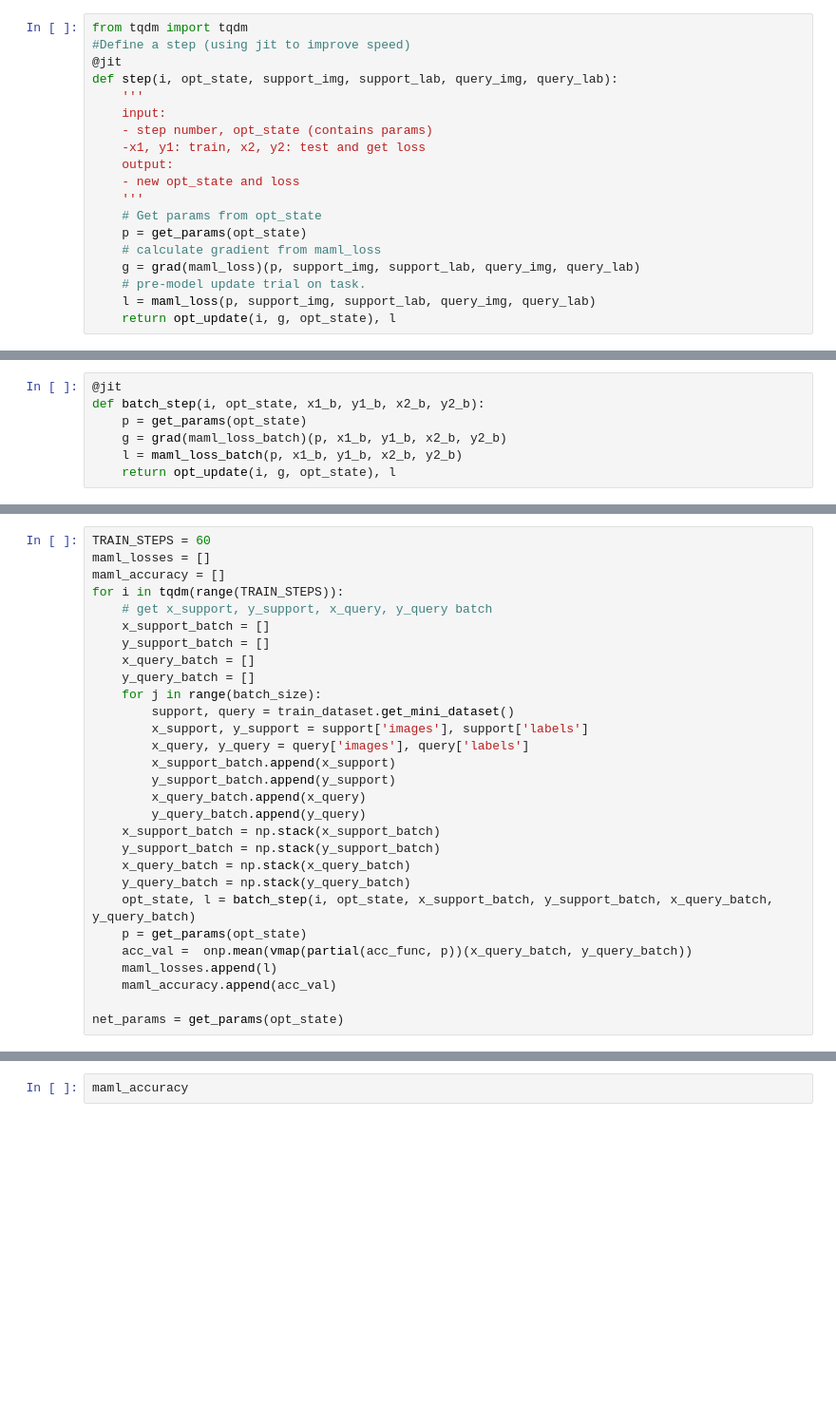
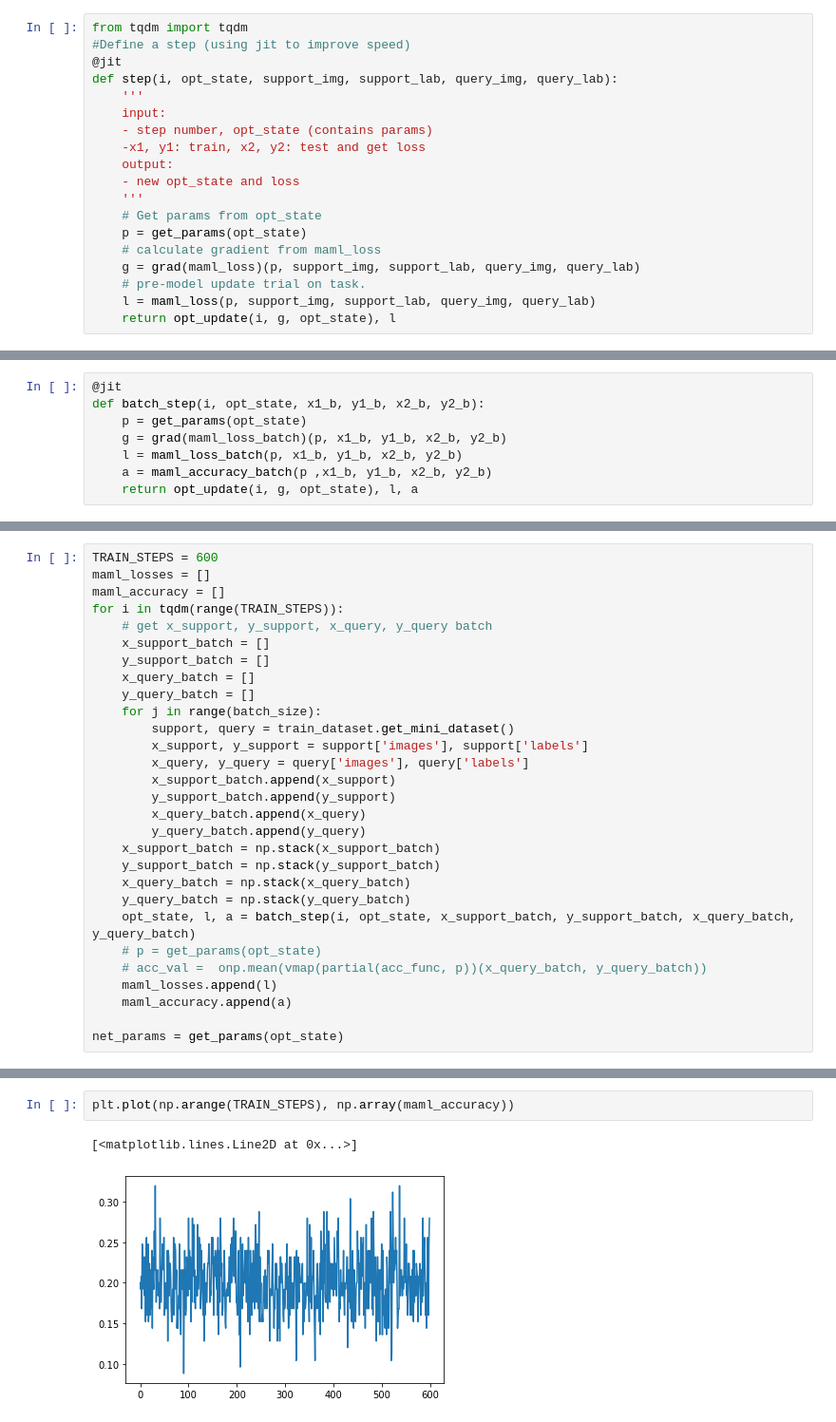
Before and after one commit to Dikshuy/jax-MAML, a Jupyter notebook: maml_omniglot.ipynb, the cells around one changed output, grey strips where cells are left out. Shown at 95% size. Drawn from its saved outputs; the diff is of its cells as text; blank space fills up the shorter version.

Commit message:
failed accuracy attempt

```diff
--- a/maml_omniglot.ipynb
+++ b/maml_omniglot.ipynb
@@ -227,6 +227,7 @@ def batch_step(i, opt_state, x1_b, y1_b, x2_b, y2_b):
     p = get_params(opt_state)
     g = grad(maml_loss_batch)(p, x1_b, y1_b, x2_b, y2_b)
     l = maml_loss_batch(p, x1_b, y1_b, x2_b, y2_b)
-    return opt_update(i, g, opt_state), l
+    a = maml_accuracy_batch(p ,x1_b, y1_b, x2_b, y2_b)
+    return opt_update(i, g, opt_state), l, a
 # %%
 @jit
@@ -236,7 +237,7 @@ def acc_func(params, inputs, targets):
     accuracy = jnp.mean(max_pred == targets)
     return accuracy
 # %%
-TRAIN_STEPS = 60
+TRAIN_STEPS = 600
 maml_losses = []
 maml_accuracy = []
 for i in tqdm(range(TRAIN_STEPS)):
@@ -257,11 +258,11 @@ for i in tqdm(range(TRAIN_STEPS)):
     y_support_batch = np.stack(y_support_batch)
     x_query_batch = np.stack(x_query_batch)
     y_query_batch = np.stack(y_query_batch)
-    opt_state, l = batch_step(i, opt_state, x_support_batch, y_support_batch, x_query_batch, y_query_batch)
-    p = get_params(opt_state)
-    acc_val =  onp.mean(vmap(partial(acc_func, p))(x_query_batch, y_query_batch))
+    opt_state, l, a = batch_step(i, opt_state, x_support_batch, y_support_batch, x_query_batch, y_query_batch)
+    # p = get_params(opt_state)
+    # acc_val =  onp.mean(vmap(partial(acc_func, p))(x_query_batch, y_query_batch))
     maml_losses.append(l)
-    maml_accuracy.append(acc_val)
+    maml_accuracy.append(a)
 
 net_params = get_params(opt_state)
 # %%
@@ -271,2 +291,5 @@ maml_losses
-# %%
-maml_accuracy
+# %%
+plt.plot(np.arange(TRAIN_STEPS), np.array(maml_accuracy))
+# %% [output]
+[<matplotlib.lines.Line2D at 0x...>]
+[figure, added]
```
Also changed, not shown: parts of 5 cells of this notebook.
